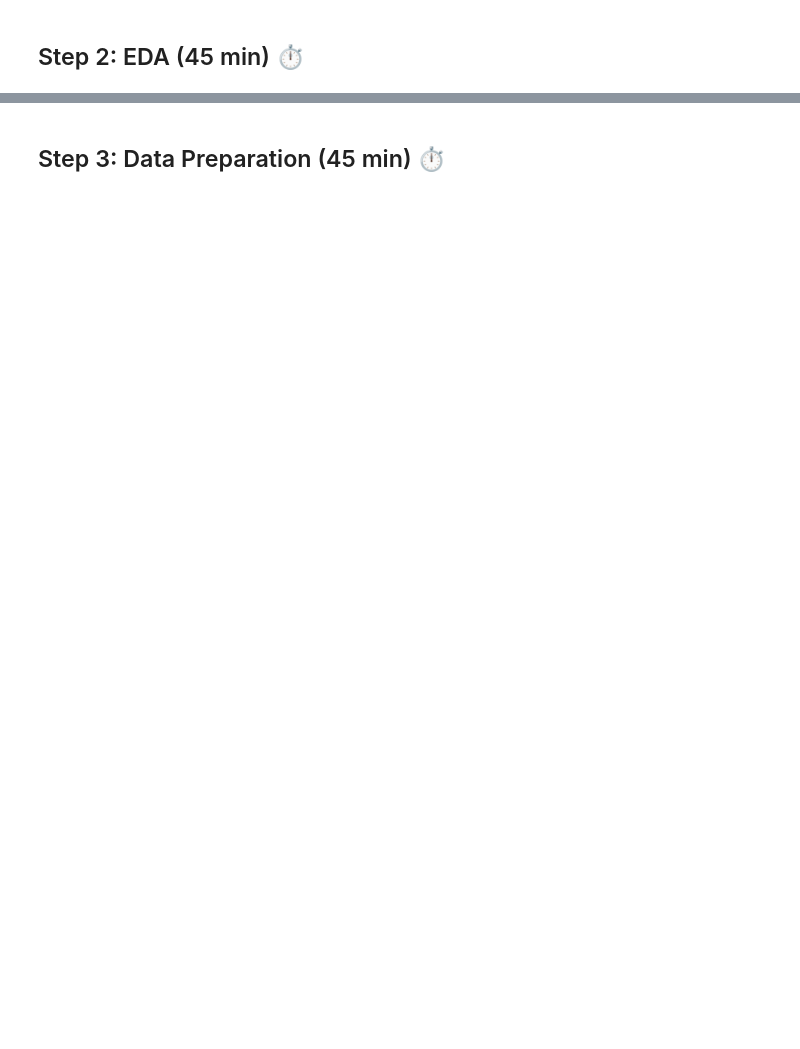
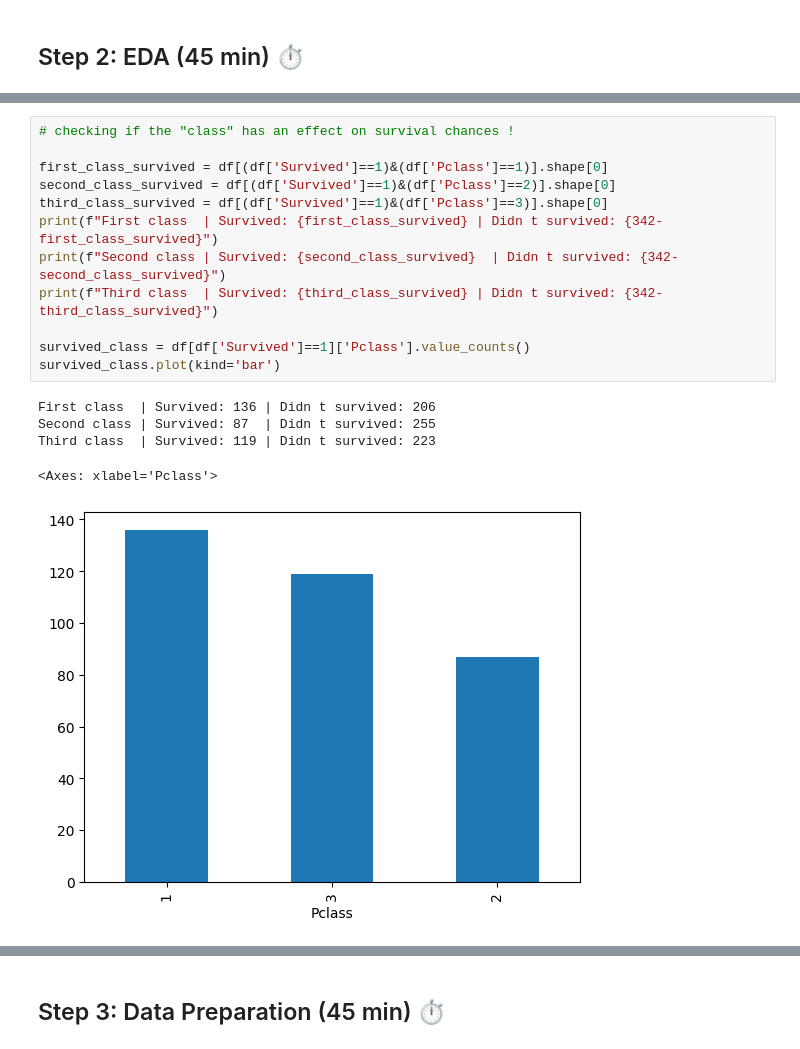
Before and after one commit to zakariabouy/Practice-Makes-Perfect, a Jupyter notebook: 30_Datasets_Challenge/01_Titanic/titanic_from_scratch.ipynb, the cells around one changed output, grey strips where cells are left out. Saved outputs shown, nothing was run; the diff lists cells and outputs as text; blank space fills up the shorter version.

```diff
--- a/30_Datasets_Challenge/01_Titanic/titanic_from_scratch.ipynb
+++ b/30_Datasets_Challenge/01_Titanic/titanic_from_scratch.ipynb
@@ -37,0 +107,18 @@ ModuleNotFoundError: No module named 'pandas'
+# %%
+# checking if the "class" has an effect on survival chances !
+
+first_class_survived = df[(df['Survived']==1)&(df['Pclass']==1)].shape[0]
+second_class_survived = df[(df['Survived']==1)&(df['Pclass']==2)].shape[0]
+third_class_survived = df[(df['Survived']==1)&(df['Pclass']==3)].shape[0]
+print(f"First class  | Survived: {first_class_survived} | Didn t survived: {342-first_class_survived}")
+print(f"Second class | Survived: {second_class_survived}  | Didn t survived: {342-second_class_survived}")
+print(f"Third class  | Survived: {third_class_survived} | Didn t survived: {342-third_class_survived}")
+
+survived_class = df[df['Survived']==1]['Pclass'].value_counts()
+survived_class.plot(kind='bar')
+# %% [output]
+First class  | Survived: 136 | Didn t survived: 206
+Second class | Survived: 87  | Didn t survived: 255
+Third class  | Survived: 119 | Didn t survived: 223
+<Axes: xlabel='Pclass'>
+[figure, added]
```
Also changed, not shown: parts of 20 cells of this notebook, 4 other files.
